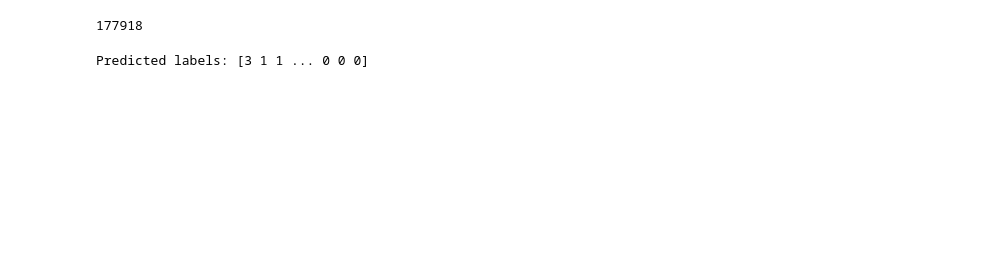
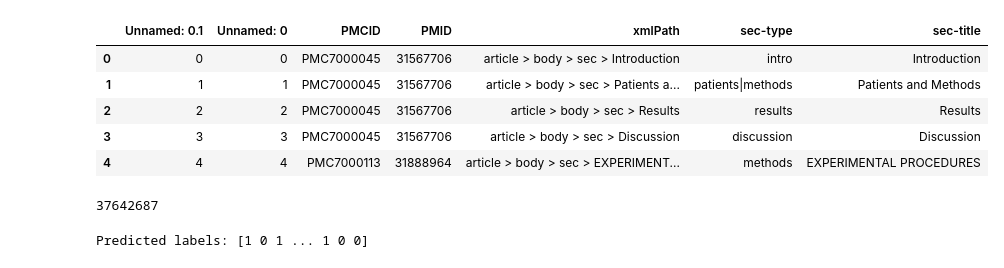
Before and after one commit to sylvey/section_normalization, a Jupyter notebook: comparison.ipynb, the cells around one changed output. Drawn from its saved outputs; the diff is of its cells as text; code cells hidden in the pictures; blank space fills up the shorter version.

```diff
--- a/comparison.ipynb
+++ b/comparison.ipynb
@@ -1,23 +1,21 @@
-# %%
-import pandas as pd
-
-df = pd.read_csv('PMCXML6.tsv', delimiter='\t')
-
-x = []
-sections = []
-data_size = 177918
-for ind, row in df.iterrows():
-    if len(x) >= data_size:
-        break
-    parts = row['title'].split('>')
-    desired_text = parts[2].strip()
-    if desired_text != "":
-        x.append(desired_text)
-        sections.append({row['section'], row['altsection']})
-
-len(x)
-# %% [output]
-177918
+# %%
+import pandas as pd
+
+df = pd.read_csv('Processed_Headings/combined.csv')
+# df['sec-title'] = df.apply(lambda row: row['xmlPath'].rsplit(' > ', 1)[-1].strip(), axis=1)
+# df.to_csv('Processed_Headings/combined.csv')
+df.head()
+# %% [output]
+|  | Unnamed: 0.1 | Unnamed: 0 | PMCID | PMID | xmlPath | sec-type | sec-title |
+| 0 | 0 | 0 | PMC7000045 | 31567706 | article > body > sec > Introduction | intro | Introduction |
+| 1 | 1 | 1 | PMC7000045 | 31567706 | article > body > sec > Patients a... | patients|methods | Patients and Methods |
+| 2 | 2 | 2 | PMC7000045 | 31567706 | article > body > sec > Results | results | Results |
+| 3 | 3 | 3 | PMC7000045 | 31567706 | article > body > sec > Discussion | discussion | Discussion |
+| 4 | 4 | 4 | PMC7000113 | 31888964 | article > body > sec > EXPERIMENT... | methods | EXPERIMENTAL PROCEDURES |
+# %%
+len(df)
+# %% [output]
+37642687
 # %%
 
 from sentence_transformers import SentenceTransformer, InputExample, losses
@@ -47,27 +44,30 @@ class Classifier(nn.Module):
 torch.serialization.add_safe_globals([Classifier])
 # %%
 import torch
-
+import pickle
 model = torch.load("classifier_model.pth", weights_only=False)
 
-model.eval()  # 設置為評估模式
+model.eval()
 
-# 3. **定義 predict 函數**
 def predict(model, new_embeddings):
-    new_embeddings = torch.tensor(new_embeddings, dtype=torch.float32)  # 轉換成 tensor
+    device = torch.device("cuda" if torch.cuda.is_available() else "cpu")  # 自動選擇 GPU 或 CPU
+    model.to(device)  # 將模型移到對應設備
+    new_embeddings = torch.tensor(new_embeddings, dtype=torch.float32).to(device)  # 轉換為 tensor 並移到設備
 
     with torch.no_grad():  # 禁用梯度計算，加速推理
         outputs = model(new_embeddings)  # 前向傳播
-        predictions = torch.argmax(outputs, dim=1)  # 獲取每個樣本的最大索引（即預測類別）
+        predictions = torch.argmax(outputs, dim=1)  # 取得最大值索引（即預測標籤）
 
-    return predictions.numpy()  # 轉回 NumPy 方便查看
+    return predictions.cpu().numpy()
 
 # 4. **測試新資料**
-import numpy as np
-
 predictions_supervised = predict(model, new_embeddings=embeddings)
-print("Predicted labels:", predictions_supervised)
-# %% [output]
-Predicted labels: [3 1 1 ... 0 0 0]
+# %%
+import numpy as np
+
+
+print("Predicted labels:", predictions_supervised)
+# %% [output]
+Predicted labels: [1 0 1 ... 1 0 0]
 # %%
 from sklearn.metrics.pairwise import cosine_similarity
```
Also changed, not shown: parts of 13 cells of this notebook, 6 other files.
